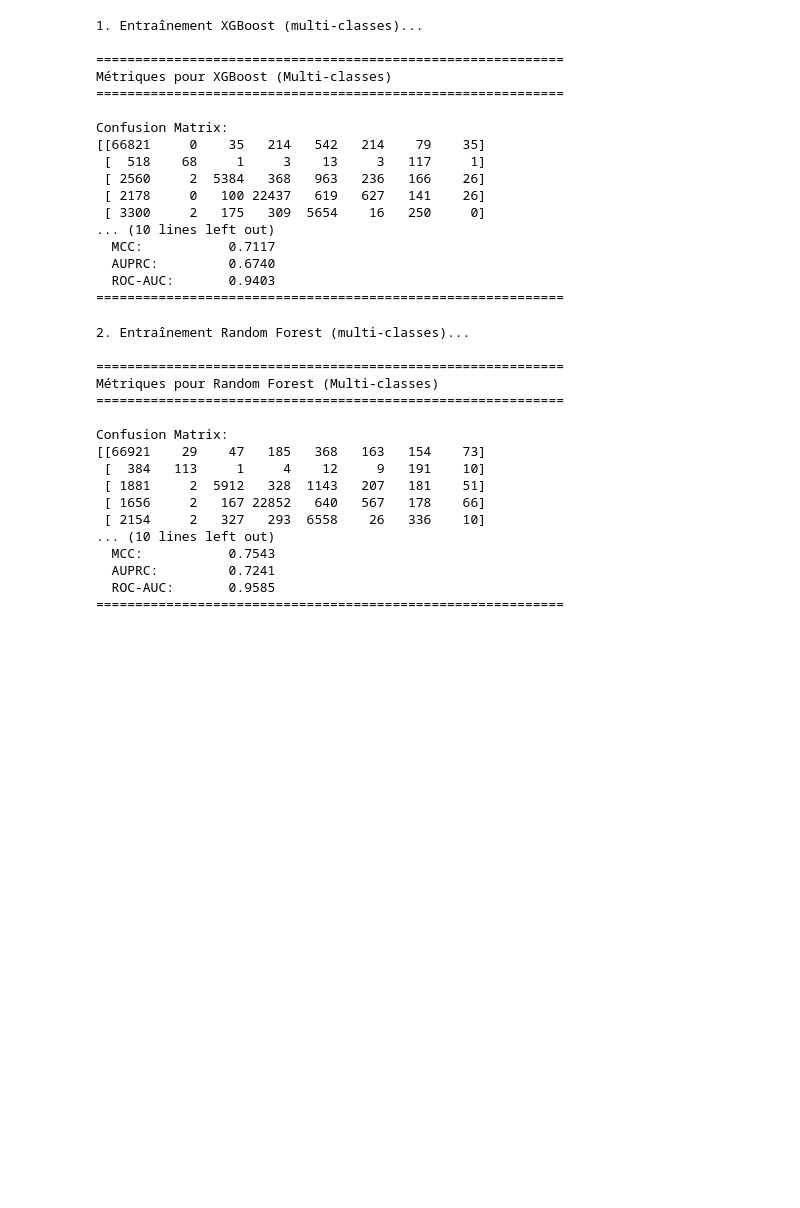
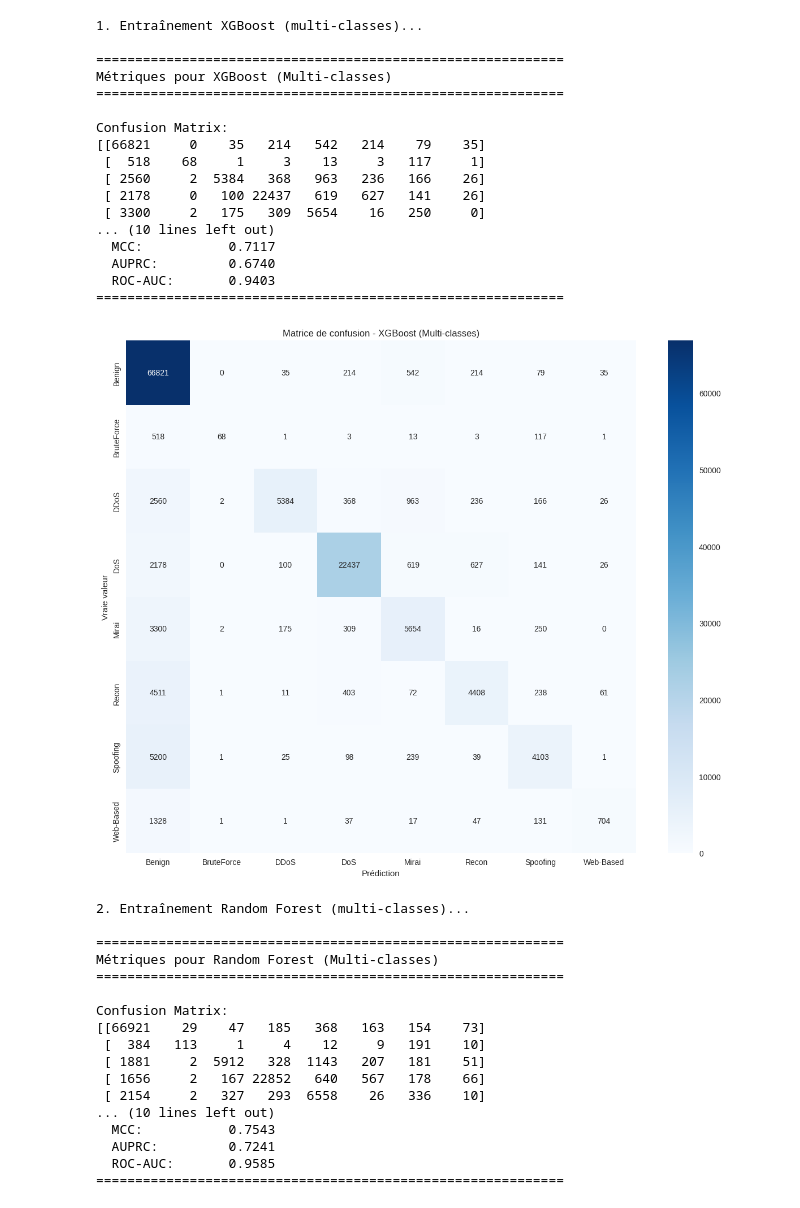
Before and after one commit to Robin1511/CYBERML, a Jupyter notebook: notebooks/cyberml_project.ipynb, the cells around one changed output. Cells and saved outputs as stored; diff of their text form; code cells hidden in the pictures; blank space fills up the shorter version.

```diff
--- a/notebooks/cyberml_project.ipynb
+++ b/notebooks/cyberml_project.ipynb
@@ -377,6 +397,8 @@ metrics_xgb_multi = calculate_all_metrics(
 )
 multiclass_metrics['XGBoost'] = metrics_xgb_multi
 print_metrics_summary(metrics_xgb_multi, "XGBoost (Multi-classes)")
+
+class_names_multi = sorted(y_test_multi.unique())
 # %% [output]
 1. Entraînement XGBoost (multi-classes)...
 
@@ -395,6 +417,14 @@ Confusion Matrix:
   AUPRC:         0.6740
   ROC-AUC:       0.9403
 ============================================================
+# %%
+# Visualisation de la matrice de confusion - XGBoost (Multi-classes)
+plot_confusion_matrix(metrics_xgb_multi['confusion_matrix'],
+                     class_names=class_names_multi,
+                     figsize=(12, 10),
+                     title='Matrice de confusion - XGBoost (Multi-classes)')
+# %% [output]
+[figure, added]
 # %%
 print("\n2. Entraînement Random Forest (multi-classes)...")
 rf_multi = clf_models_multi.train_random_forest(
```
Also changed, not shown: parts of 9 cells of this notebook.
